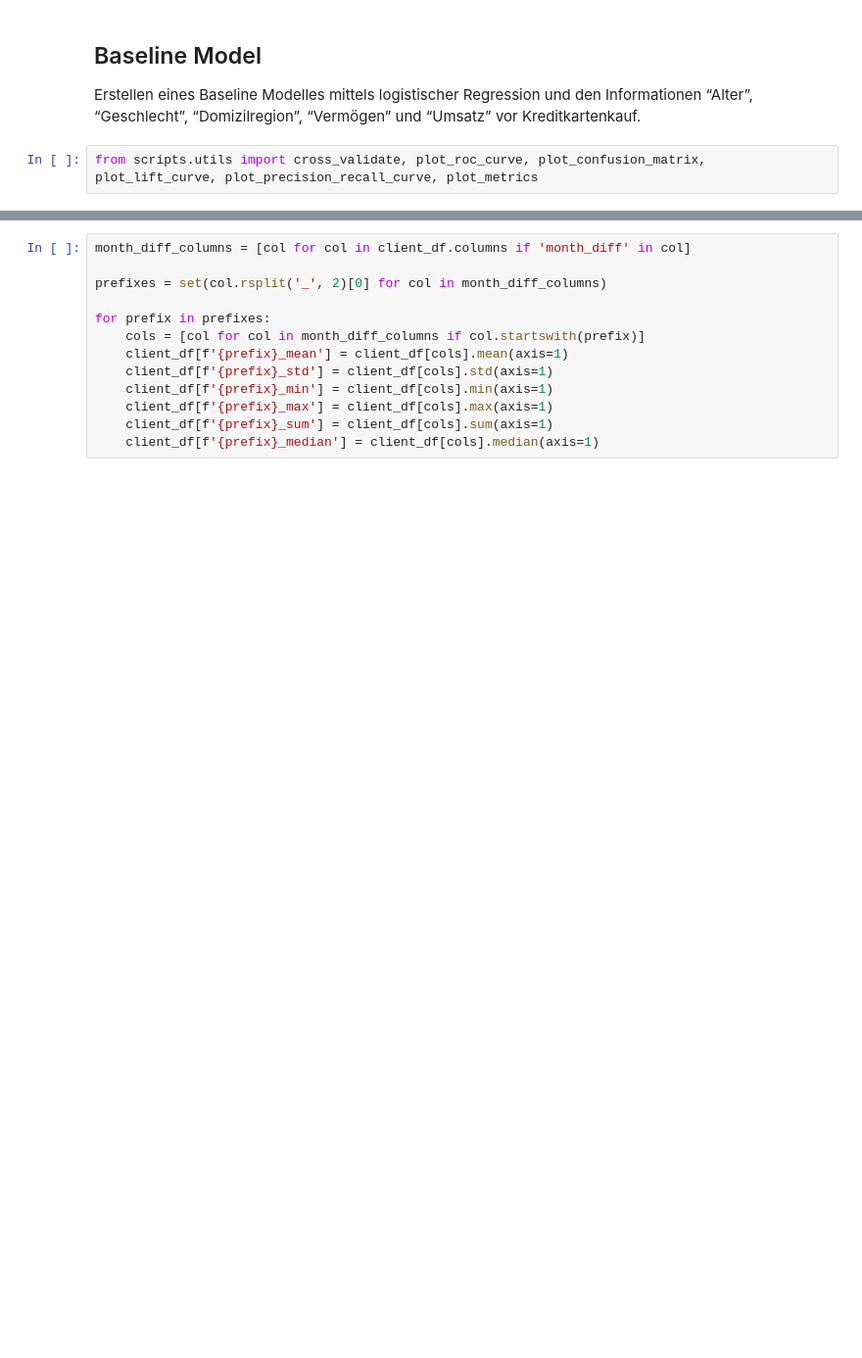
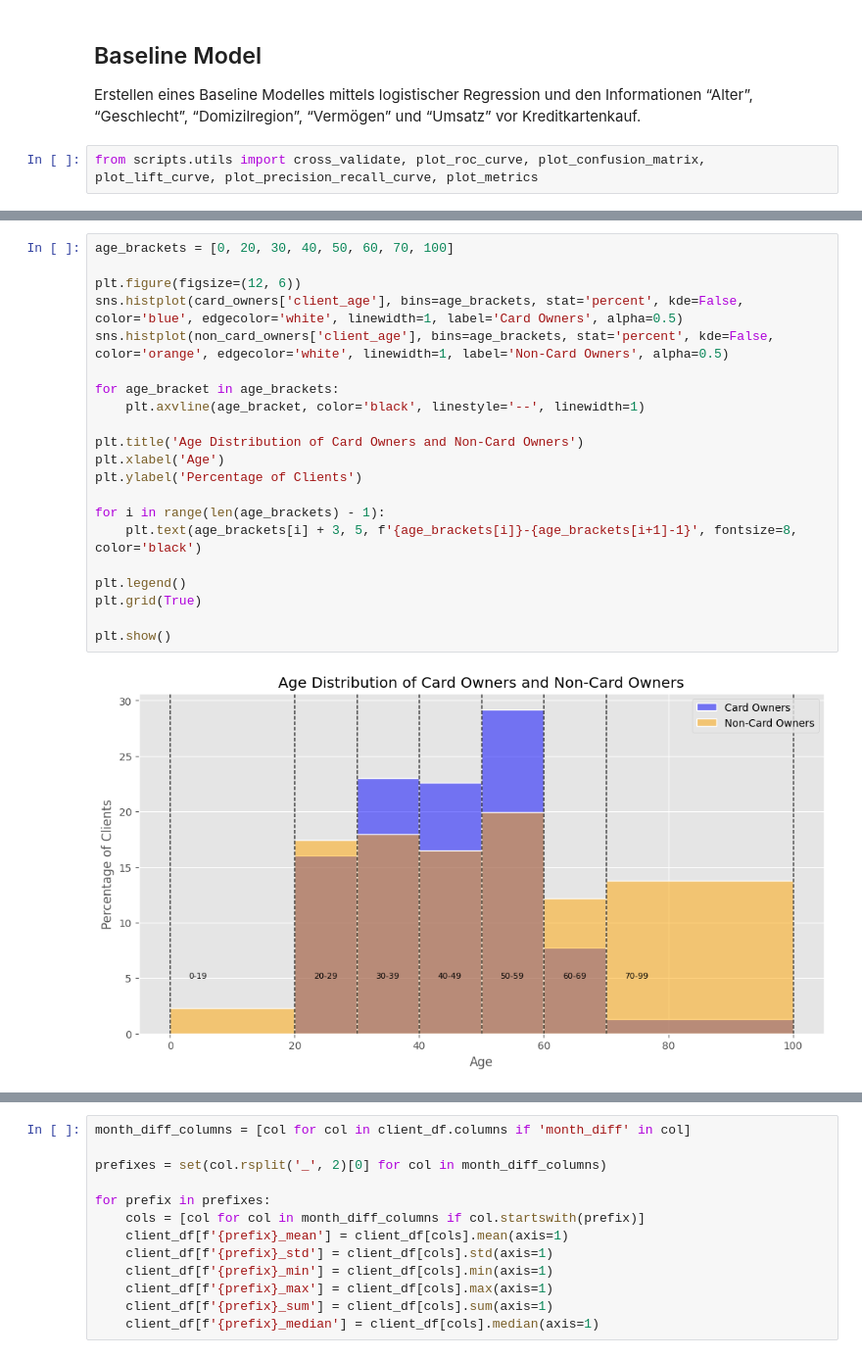
Before and after one commit to okaynils/fhnw-ds-aml, a Jupyter notebook: notebook.ipynb, the cells around one changed output, grey strips where cells are left out. Shown at 98% size. Saved outputs shown, nothing was run; the diff lists cells and outputs as text; blank space fills up the shorter version.

```diff
--- a/notebook.ipynb
+++ b/notebook.ipynb
@@ -881,0 +884,23 @@ Best Parameters: None
+# %%
+age_brackets = [0, 20, 30, 40, 50, 60, 70, 100]
+
+plt.figure(figsize=(12, 6))
+sns.histplot(card_owners['client_age'], bins=age_brackets, stat='percent', kde=False, color='blue', edgecolor='white', linewidth=1, label='Card Owners', alpha=0.5)
+sns.histplot(non_card_owners['client_age'], bins=age_brackets, stat='percent', kde=False, color='orange', edgecolor='white', linewidth=1, label='Non-Card Owners', alpha=0.5)
+
+for age_bracket in age_brackets:
+    plt.axvline(age_bracket, color='black', linestyle='--', linewidth=1)
+
+plt.title('Age Distribution of Card Owners and Non-Card Owners')
+plt.xlabel('Age')
+plt.ylabel('Percentage of Clients')
+
+for i in range(len(age_brackets) - 1):
+    plt.text(age_brackets[i] + 3, 5, f'{age_brackets[i]}-{age_brackets[i+1]-1}', fontsize=8, color='black')
+
+plt.legend()
+plt.grid(True)
+
+plt.show()
+# %% [output]
+[figure, added]
```
Also changed, not shown: parts of 43 cells of this notebook, 1 other file.
